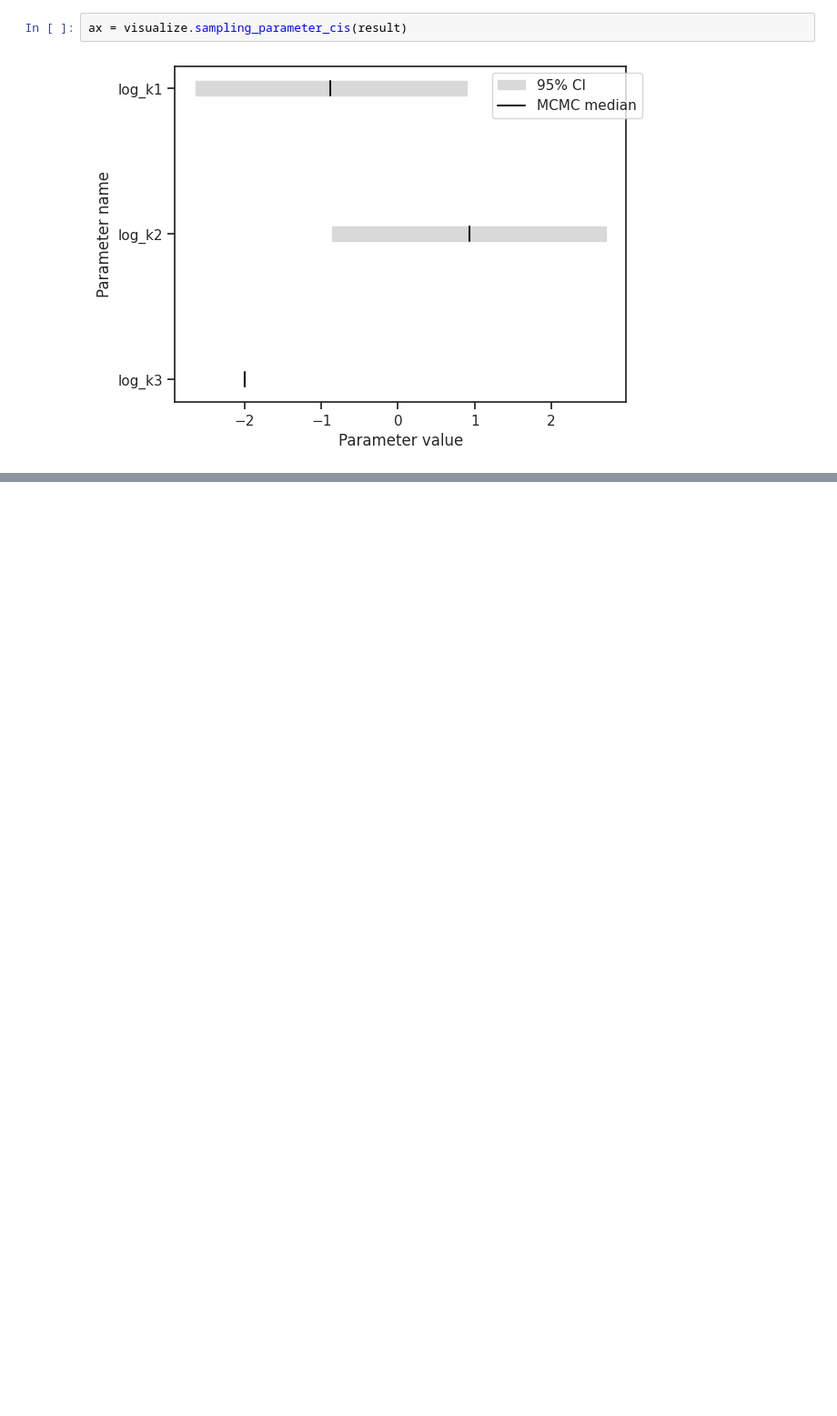
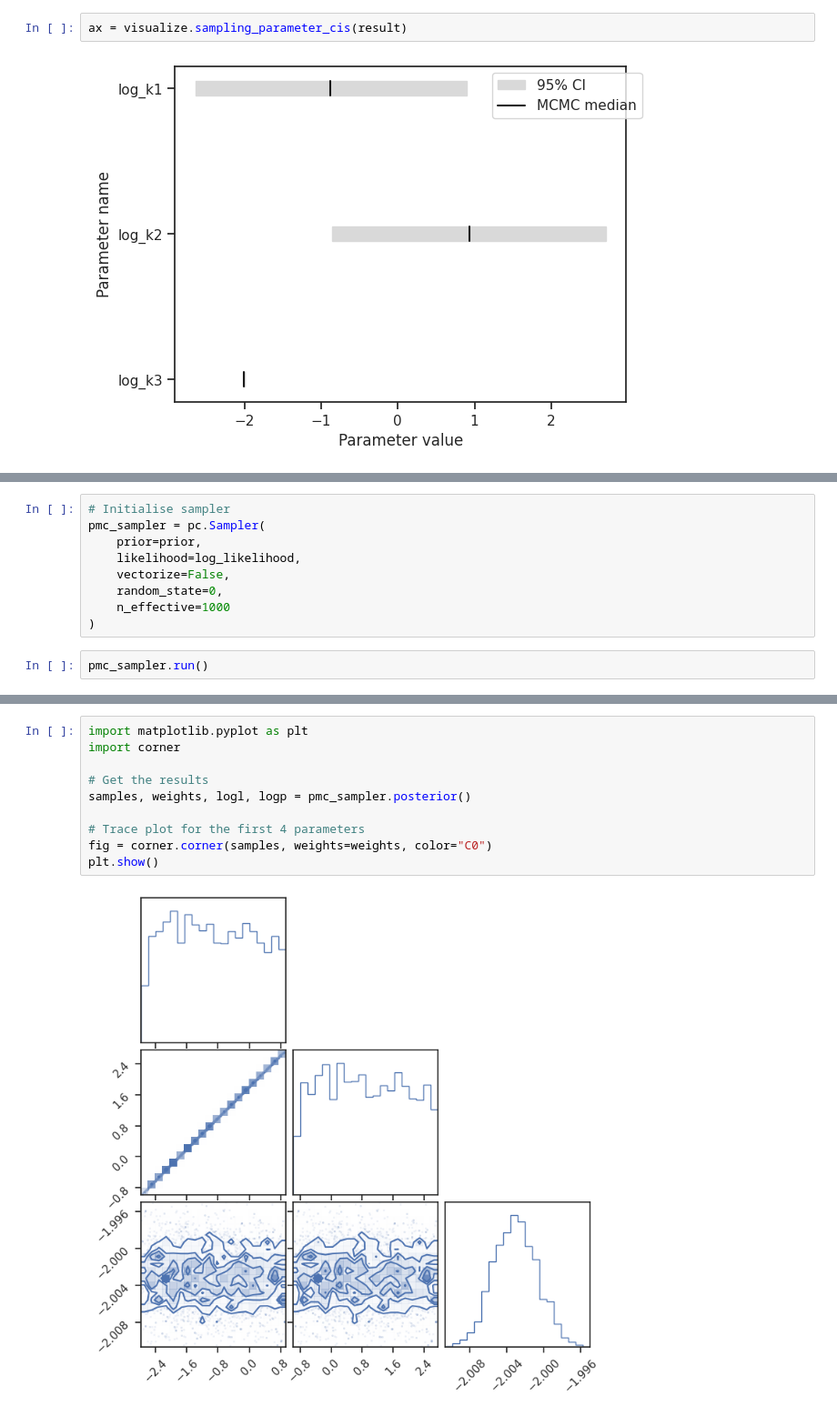
Before and after one commit to LarkinIt/BayesianBenchmark, a Jupyter notebook: test_pipeline.ipynb, the cells around one changed output, grey strips where cells are left out. Shown: that part at 91% size. Drawn from its saved outputs; the diff is of its cells as text; blank space fills up the shorter version.

```diff
--- a/test_pipeline.ipynb
+++ b/test_pipeline.ipynb
@@ -174,0 +234,11 @@ ax = visualize.sampling_1d_marginals(result)
+# %%
+# Initialise sampler
+pmc_sampler = pc.Sampler(
+    prior=prior,
+    likelihood=log_likelihood,
+    vectorize=False,
+    random_state=0,
+    n_effective=1000
+)
+# %%
+pmc_sampler.run()
@@ -174,0 +247,12 @@ ax = visualize.sampling_1d_marginals(result)
+# %%
+import matplotlib.pyplot as plt
+import corner
+
+# Get the results
+samples, weights, logl, logp = pmc_sampler.posterior()
+
+# Trace plot for the first 4 parameters
+fig = corner.corner(samples, weights=weights, color="C0")
+plt.show()
+# %% [output]
+[figure, added]
```
Also changed, not shown: parts of 14 cells of this notebook.
